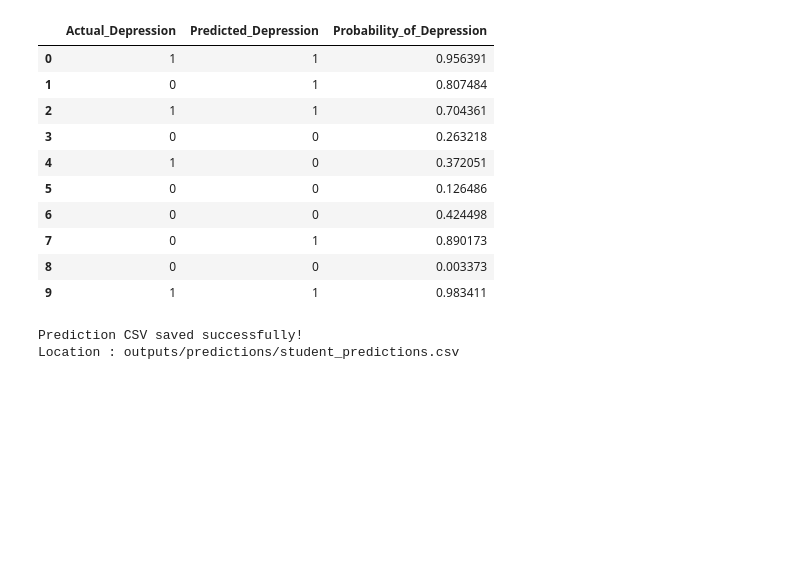
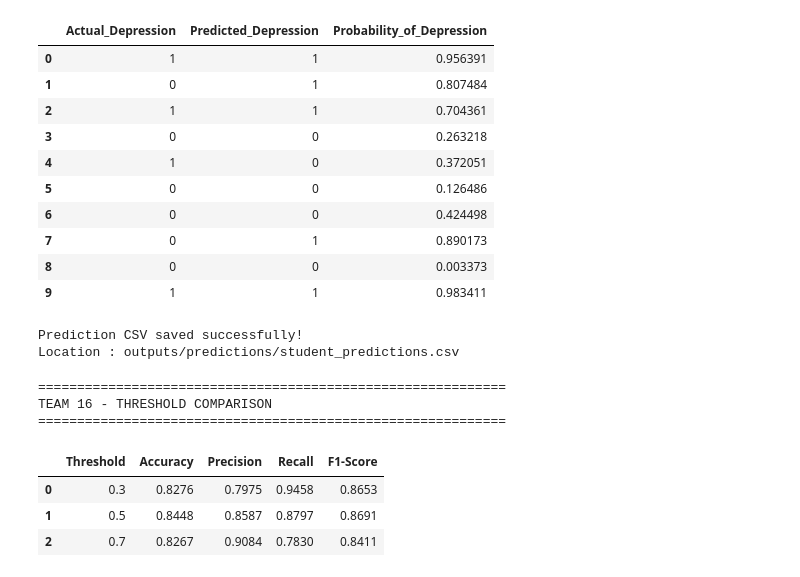
Before and after one commit to mariaspatani/Student_Depression_LogisticRegression, a Jupyter notebook: notebooks/Team16_Student_Depression.ipynb, the cells around one changed output. Cells and saved outputs as stored; diff of their text form; code cells hidden in the pictures; blank space fills up the shorter version.

Commit message:
threshold comparsion

```diff
--- a/notebooks/Team16_Student_Depression.ipynb
+++ b/notebooks/Team16_Student_Depression.ipynb
@@ -947,3 +947,44 @@ First 10 Prediction Results
 | 9 | 1 | 1 | 0.983411 |
 Prediction CSV saved successfully!
 Location : outputs/predictions/student_predictions.csv
+# %%
+# ============================================================
+# TEAM 16 INVESTIGATION - EXPERIMENT 1
+# Threshold Comparison using YOUR notebook
+# ============================================================
+
+from sklearn.metrics import accuracy_score, precision_score, recall_score, f1_score
+import pandas as pd
+
+# Use YOUR notebook model
+y_prob = logistic_model.predict_proba(X_test_scaled)[:, 1]
+
+thresholds = [0.3, 0.5, 0.7]
+results = []
+
+for t in thresholds:
+    y_pred_threshold = (y_prob >= t).astype(int)
+
+    results.append({
+        "Threshold": t,
+        "Accuracy": round(accuracy_score(y_test, y_pred_threshold), 4),
+        "Precision": round(precision_score(y_test, y_pred_threshold), 4),
+        "Recall": round(recall_score(y_test, y_pred_threshold), 4),
+        "F1-Score": round(f1_score(y_test, y_pred_threshold), 4)
+    })
+
+threshold_df = pd.DataFrame(results)
+
+print("="*60)
+print("TEAM 16 - THRESHOLD COMPARISON")
+print("="*60)
+
+display(threshold_df)
+# %% [output]
+============================================================
+TEAM 16 - THRESHOLD COMPARISON
+============================================================
+|  | Threshold | Accuracy | Precision | Recall | F1-Score |
+| 0 | 0.3 | 0.8276 | 0.7975 | 0.9458 | 0.8653 |
+| 1 | 0.5 | 0.8448 | 0.8587 | 0.8797 | 0.8691 |
+| 2 | 0.7 | 0.8267 | 0.9084 | 0.7830 | 0.8411 |
```
